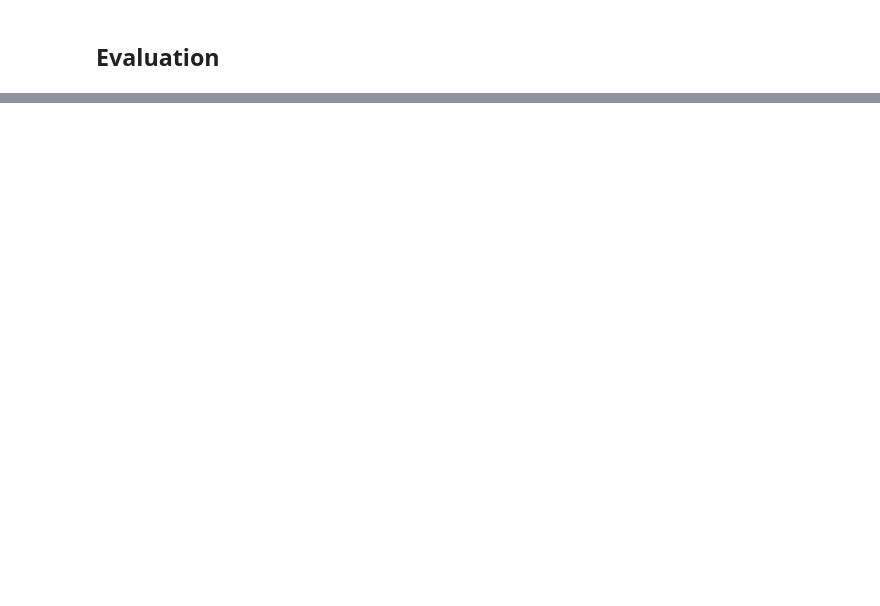
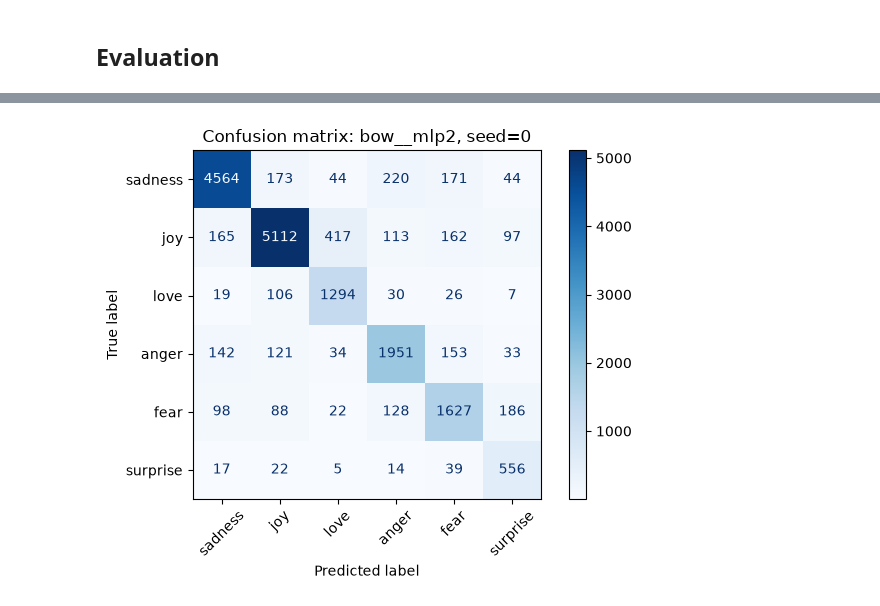
Before and after one commit to greg-delatolas/nlp-assignment-1, a Jupyter notebook: part1/project.ipynb, the cells around one changed output, grey strips where cells are left out. Cells and saved outputs as stored; diff of their text form; code cells hidden in the pictures; blank space fills up the shorter version.

```diff
--- a/part1/project.ipynb
+++ b/part1/project.ipynb
@@ -798,0 +1002,48 @@ part1.analysis.plot_box_and_points(part1.analysis.make_data_frame(my_classifiers
+# %%
+# TODO: Confusion matrix in test set
+# TODO: Ensemble
+# TODO: Make plot for training and valid error - check were it plateus.
+# TODO: Re run the experiments, since we changed the dropouts.
+# TODO: Check which words contribute to each class prediction.
+
+from sklearn.metrics import ConfusionMatrixDisplay
+
+# Choose one trained configuration and one cross-validation seed.
+selected_encoder = "bow"          # indicator, bow, glove_tfidf
+selected_head = "mlp2"        # logistic, mlp1, mlp2
+selected_seed = 0                   # one of my_seeds
+normalize = None                    # None for counts, or "true" for row proportions
+
+selected_system = f"{selected_encoder}__{selected_head}"
+if selected_system not in my_classifiers:
+    raise ValueError(
+        f"Unknown configuration {selected_system!r}. "
+        f"Available configurations: {list(my_classifiers)}"
+    )
+if selected_seed not in my_seeds:
+    raise ValueError(f"selected_seed must be one of {my_seeds}")
+
+selected_run = my_seeds.index(selected_seed)
+gold_labels = []
+predicted_labels = []
+
+# Combine the validation predictions from every fold for this seed.
+for fold, split in my_cross_validation_sets[selected_run].items():
+    gold_labels.extend(label for _, label in split["validation"])
+    predicted_labels.extend(
+        my_classifiers[selected_system][selected_run]["predictions"][fold]
+    )
+
+ConfusionMatrixDisplay.from_predictions(
+    gold_labels,
+    predicted_labels,
+    labels=list(range(len(outcome_space))),
+    display_labels=list(outcome_space),
+    normalize=normalize,
+    cmap="Blues",
+    xticks_rotation=45,
+)
+plt.title(f"Confusion matrix: {selected_system}, seed={selected_seed}")
+plt.tight_layout()
+# %% [output]
+[figure, added]
```
Also changed, not shown: parts of 13 cells of this notebook, 5 other files.
